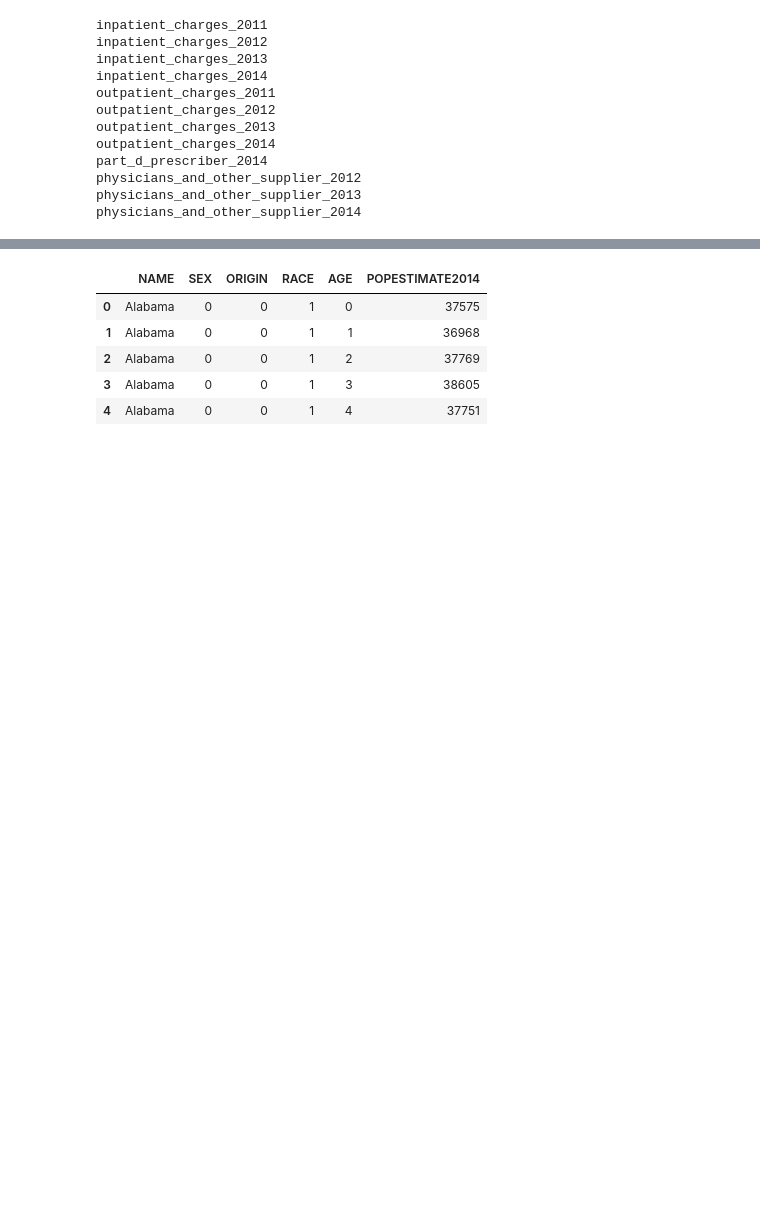
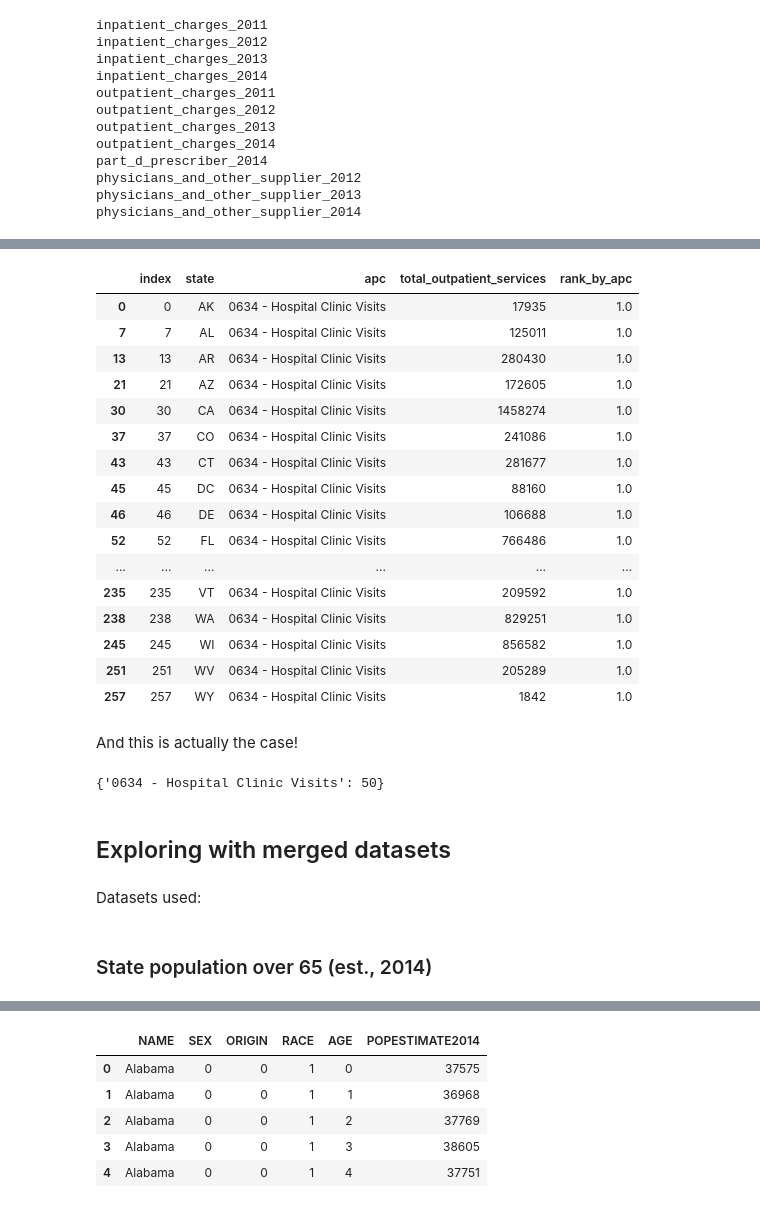
Before and after one commit to space-isa/medicare-data, a Jupyter notebook: src/medicare_data_analysis.ipynb, the cells around one changed output, grey strips where cells are left out. Cells and saved outputs as stored; diff of their text form; code cells hidden in the pictures; blank space fills up the shorter version.

```diff
--- a/src/medicare_data_analysis.ipynb
+++ b/src/medicare_data_analysis.ipynb
@@ -408,0 +707,30 @@ Fig. 5: Above figure is per 100,000 people based on the total estimated populati
+# %%
+query = """ SELECT * FROM (SELECT provider_state as state,
+                                                  provider_zipcode as zipcode,
+                                                  apc as apc,
+                                                  SUM(outpatient_services) as total_outpatient_services,
+                                                  SUM(average_total_payments) as average_total_payments,
+                                                  ROW_NUMBER() OVER (PARTITION BY provider_zipcode
+                                                                                              ORDER BY SUM(outpatient_services) DESC) as rank
+                                                   FROM bigquery-public-data.medicare.outpatient_charges_2014
+                                                   WHERE (provider_state != 'AA' AND
+                                                                   provider_state != 'AE' AND
+                                                                   provider_state != 'AS' AND
+                                                                   provider_state != 'AP' AND
+                                                                   provider_state != 'GU' AND
+                                                                   provider_state != 'MP' AND
+                                                                   provider_state != 'PR' AND
+                                                                   provider_state != 'VI' AND
+                                                                   provider_state != 'XX' AND
+                                                                   provider_state != 'ZZ')
+                                                   GROUP BY 1, 2, 3
+                                                   ORDER BY 1, 4 DESC) as ranks
+                   WHERE rank = 1
+              """
+# %%
+#  Process query
+most_common_apc = query_to_df(query)
+
+#  Check results
+print(len(most_common_apc))
+most_common_apc.value_counts().head()
@@ -408,0 +769,6 @@ Fig. 5: Above figure is per 100,000 people based on the total estimated populati
+# %%
+#  Aggregate data by state, summing total discharges for each MS-DRG
+temp_df_apc = most_common_apc.groupby(['state', 'apc'])[['total_outpatient_services', 'average_total_payments']].sum()
+#  Reset index to flatten df
+temp_df_apc = temp_df_apc.reset_index()
+temp_df_apc.head()
@@ -408,0 +782,4 @@ Fig. 5: Above figure is per 100,000 people based on the total estimated populati
+# %%
+temp_df_apc['rank_by_apc'] = temp_df_apc.groupby('state')[['total_outpatient_services']].rank(ascending=False)
+temp_df_apc = temp_df_apc.reset_index()
+temp_df_apc.head()
@@ -408,0 +793,37 @@ Fig. 5: Above figure is per 100,000 people based on the total estimated populati
+# %%
+most_common_state_apc = temp_df_apc.loc[temp_df_apc['rank_by_apc'] == 1.0]
+most_common_state_apc
+# %% [output]
+|  | index | state | apc | total_outpatient_services | rank_by_apc |
+| 0 | 0 | AK | 0634 - Hospital Clinic Visits | 17935 | 1.0 |
+| 7 | 7 | AL | 0634 - Hospital Clinic Visits | 125011 | 1.0 |
+| 13 | 13 | AR | 0634 - Hospital Clinic Visits | 280430 | 1.0 |
+| 21 | 21 | AZ | 0634 - Hospital Clinic Visits | 172605 | 1.0 |
+| 30 | 30 | CA | 0634 - Hospital Clinic Visits | 1458274 | 1.0 |
+| 37 | 37 | CO | 0634 - Hospital Clinic Visits | 241086 | 1.0 |
+| 43 | 43 | CT | 0634 - Hospital Clinic Visits | 281677 | 1.0 |
+| 45 | 45 | DC | 0634 - Hospital Clinic Visits | 88160 | 1.0 |
+| 46 | 46 | DE | 0634 - Hospital Clinic Visits | 106688 | 1.0 |
+| 52 | 52 | FL | 0634 - Hospital Clinic Visits | 766486 | 1.0 |
+| ... | ... | ... | ... | ... | ... |
+| 235 | 235 | VT | 0634 - Hospital Clinic Visits | 209592 | 1.0 |
+| 238 | 238 | WA | 0634 - Hospital Clinic Visits | 829251 | 1.0 |
+| 245 | 245 | WI | 0634 - Hospital Clinic Visits | 856582 | 1.0 |
+| 251 | 251 | WV | 0634 - Hospital Clinic Visits | 205289 | 1.0 |
+| 257 | 257 | WY | 0634 - Hospital Clinic Visits | 1842 | 1.0 |
+# %% [markdown]
+And this is actually the case!
+# %%
+#  Getting a count of states
+df = most_common_state_apc
+category = 'apc'
+N = 2
+most_common(df, category, N, groupby=None, counter=True)
+# %% [output]
+{'0634 - Hospital Clinic Visits': 50}
+# %% [markdown]
+## Exploring with merged datasets
+# %% [markdown]
+Datasets used:
+# %% [markdown]
+### State population over 65 (est., 2014)
```
Also changed, not shown: parts of 224 cells of this notebook, 2 other files.
